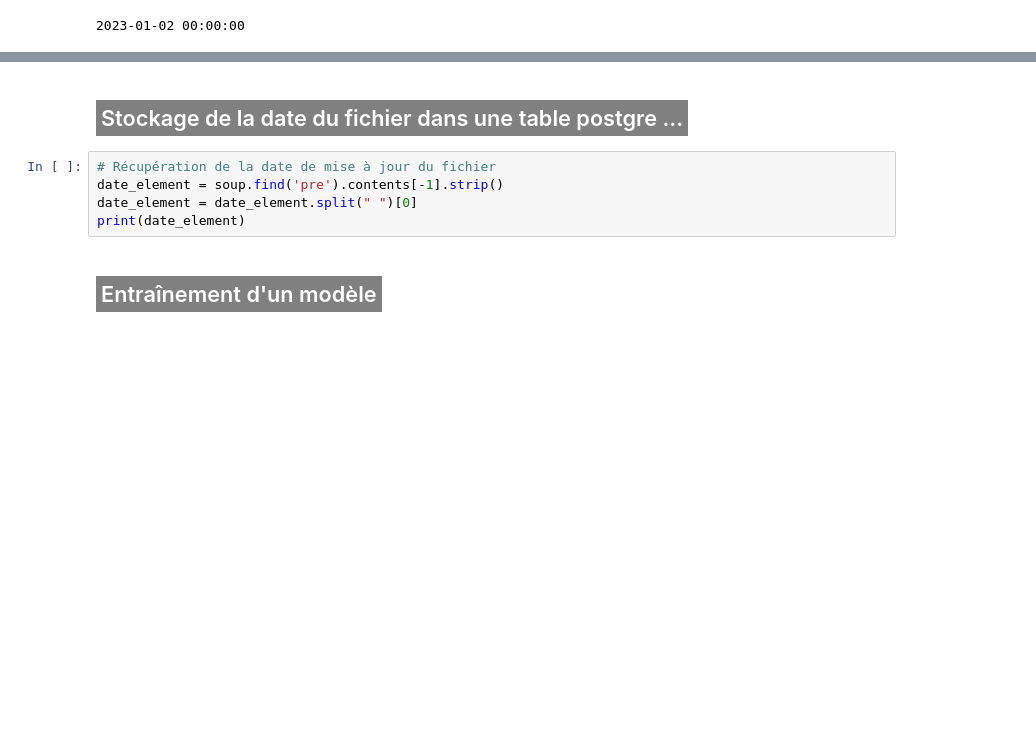
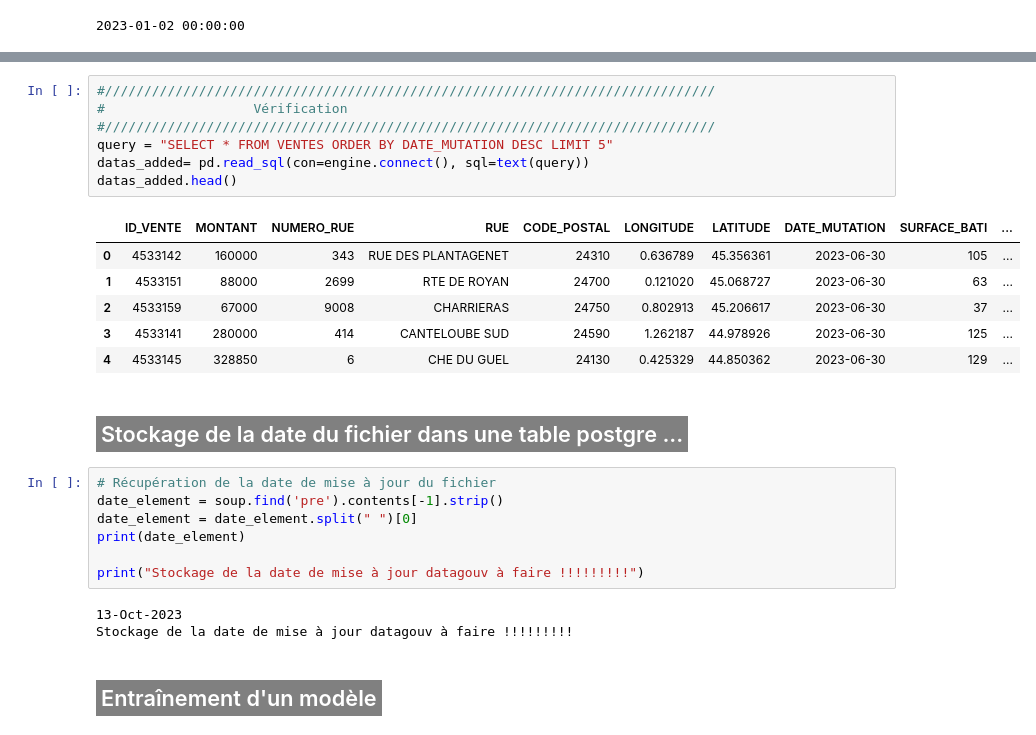
Before and after one commit to Kevin-Le-Grand/certif_app_immo, a Jupyter notebook: model/mise_a_jour_donnees.ipynb, the cells around one changed output, grey strips where cells are left out. Drawn from its saved outputs; the diff is of its cells as text; blank space fills up the shorter version.

```diff
--- a/model/mise_a_jour_donnees.ipynb
+++ b/model/mise_a_jour_donnees.ipynb
@@ -164,3 +186,17 @@ finally:
+# %%
+#//////////////////////////////////////////////////////////////////////////////
+#                   Vérification
+#//////////////////////////////////////////////////////////////////////////////
+query = "SELECT * FROM VENTES ORDER BY DATE_MUTATION DESC LIMIT 5"
+datas_added= pd.read_sql(con=engine.connect(), sql=text(query))
+datas_added.head()
+# %% [output]
+|  | ID_VENTE | MONTANT | NUMERO_RUE | RUE | CODE_POSTAL | LONGITUDE | LATITUDE | DATE_MUTATION | SURFACE_BATI | ... |
+| 0 | 4533142 | 160000 | 343 | RUE DES PLANTAGENET | 24310 | 0.636789 | 45.356361 | 2023-06-30 | 105 | ... |
+| 1 | 4533151 | 88000 | 2699 | RTE DE ROYAN | 24700 | 0.121020 | 45.068727 | 2023-06-30 | 63 | ... |
+| 2 | 4533159 | 67000 | 9008 | CHARRIERAS | 24750 | 0.802913 | 45.206617 | 2023-06-30 | 37 | ... |
+| 3 | 4533141 | 280000 | 414 | CANTELOUBE SUD | 24590 | 1.262187 | 44.978926 | 2023-06-30 | 125 | ... |
+| 4 | 4533145 | 328850 | 6 | CHE DU GUEL | 24130 | 0.425329 | 44.850362 | 2023-06-30 | 129 | ... |
 # %% [markdown]
 <h2><span style="background-color:grey; color:white; padding: 5px;">Stockage de la date du fichier dans une table postgre ...<br></h2>
 # %%
@@ -168,6 +204,11 @@ finally:
 date_element = soup.find('pre').contents[-1].strip()
 date_element = date_element.split(" ")[0]
 print(date_element)
+
+print("Stockage de la date de mise à jour datagouv à faire !!!!!!!!!")
+# %% [output]
+13-Oct-2023
+Stockage de la date de mise à jour datagouv à faire !!!!!!!!!
 # %% [markdown]
 <h2><span style="background-color:grey; color:white; padding: 5px;">Entraînement d'un modèle<br></h2>
 # %%
```
Also changed, not shown: parts of 20 cells of this notebook.
